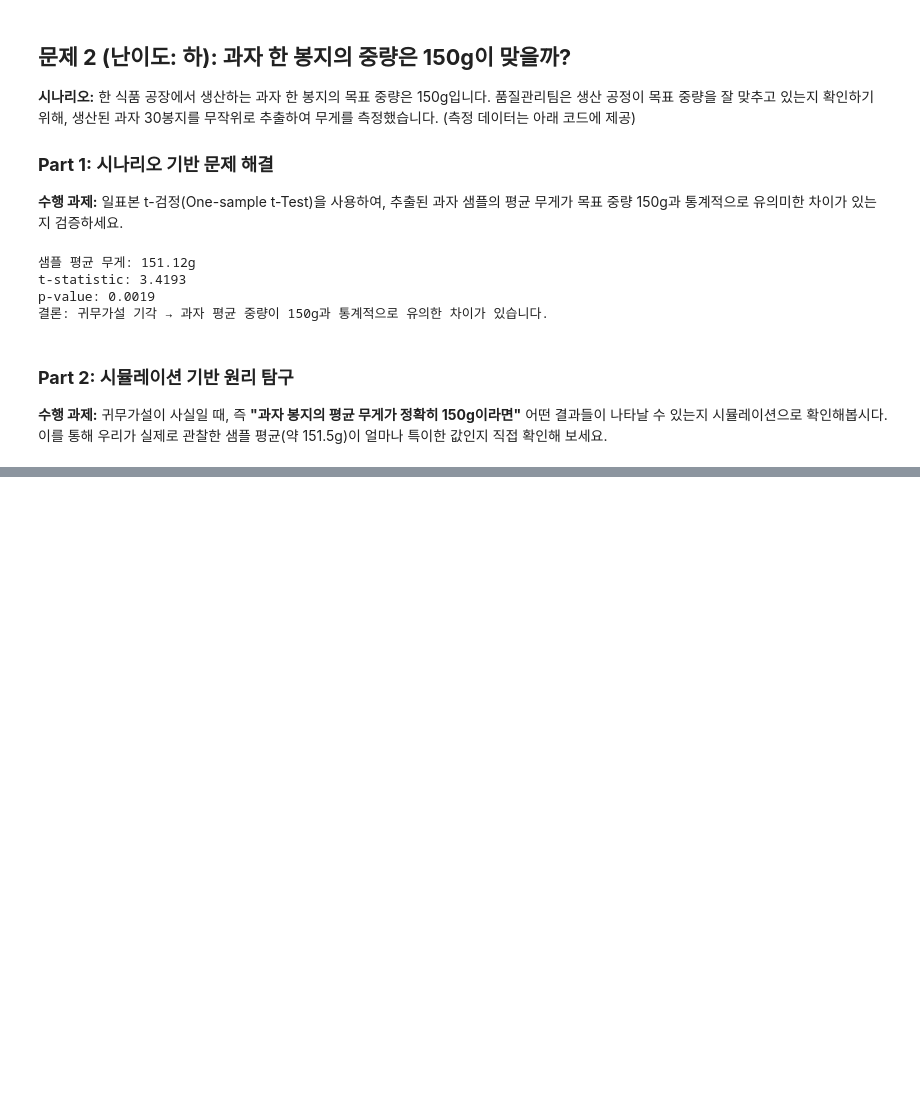
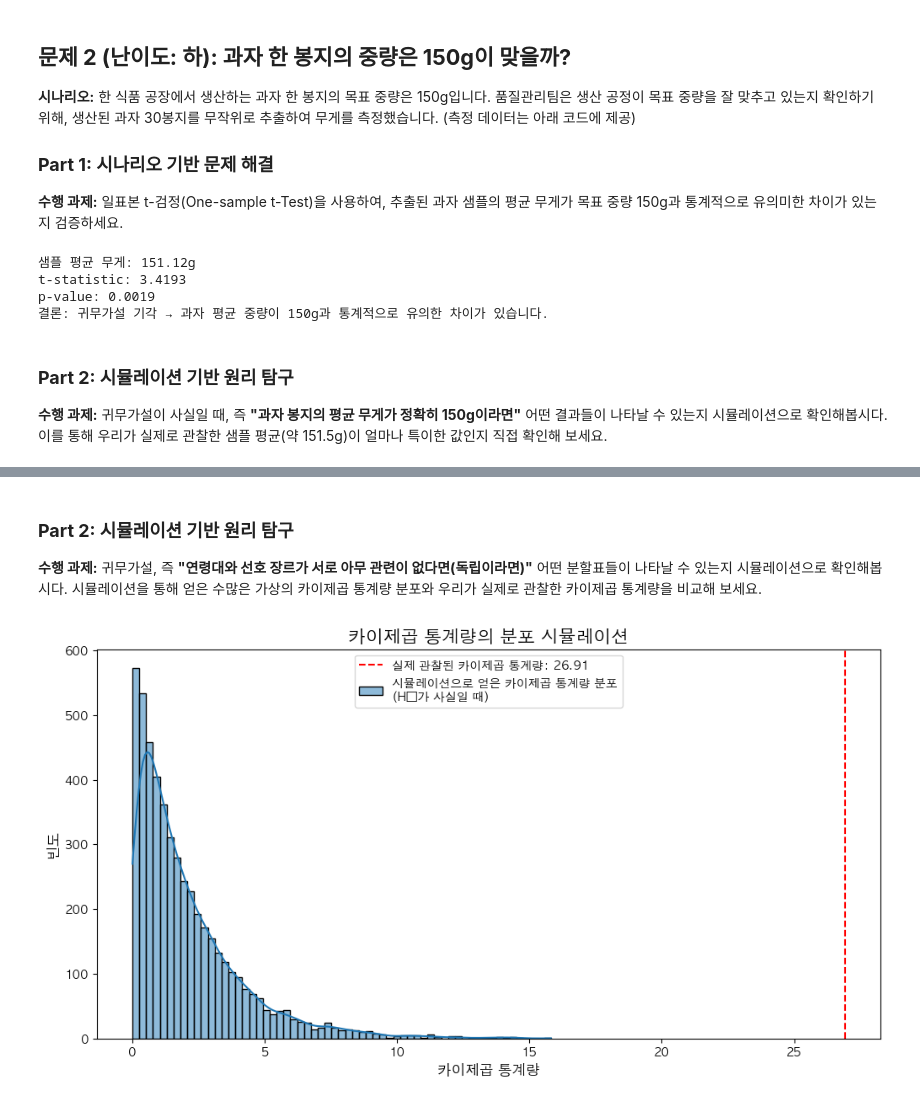
Before and after one commit to twinklefins/modu_project, a Jupyter notebook: 통계101_Day03_실습.ipynb, the cells around one changed output, grey strips where cells are left out. Drawn from its saved outputs; the diff is of its cells as text; code cells hidden in the pictures; blank space fills up the shorter version.

```diff
--- a/통계101_Day03_실습.ipynb
+++ b/통계101_Day03_실습.ipynb
@@ -192,0 +305,20 @@ plt.show()
+# %%
+# 데이터 생성 (관측 빈도 분할표)
+data = {'액션': [70, 50, 30],
+        '로맨스': [30, 60, 60]}
+observed = pd.DataFrame(data, index=['20대', '30대', '40대'])
+print("관측 빈도 (Observed Frequencies):")
+print(observed)
+
+# [작성] 가설을 주석으로 작성해보세요.
+# H₀ (귀무가설): 연령대와 선호 장르는 서로 독립이다. (연관성이 없다.)
+# H₁ (대립가설): 연령대와 선호 장르는 독립이 아니다. (연관성이 있다.)
+
+# [작성] 카이제곱 독립성 검정을 수행하고 카이제곱 통계량, p-값, 기대 빈도를 구하세요.
+chi2, p_value, dof, expected = stats.chi2_contingency(observed)
+
+print(f"\nChi-squared statistic: {chi2:.4f}")
+print(f"p-value: {p_value:.4f}")
+print(f"Degree of Freedom: {dof}")
+print(f"\n기대 빈도 (Expected Frequencies):")
+print(pd.DataFrame(expected, index=observed.index, columns=observed.columns))
@@ -192,0 +341,39 @@ plt.show()
+# %% [markdown]
+### **Part 2: 시뮬레이션 기반 원리 탐구**
+
+**수행 과제:** 귀무가설, 즉 **"연령대와 선호 장르가 서로 아무 관련이 없다면(독립이라면)"** 어떤 분할표들이 나타날 수 있는지 시뮬레이션으로 확인해봅시다. 시뮬레이션을 통해 얻은 수많은 가상의 카이제곱 통계량 분포와 우리가 실제로 관찰한 카이제곱 통계량을 비교해 보세요.
+# %%
+# 1. 시뮬레이션 설정
+# H₀가 사실이라고 가정: 두 변수는 독립이다.
+# 전체 비율을 기반으로 가상 데이터를 생성합니다.
+total_people = observed.sum().sum()
+p_genre = observed.sum(axis=0) / total_people   # 장르별 전체 비율
+p_age = observed.sum(axis=1) / total_people     # 연령대별 전체 비율
+num_simulations = 5000
+simulated_chi2_stats = []
+
+# [작성] for 반복문을 사용하여 시뮬레이션을 5,000번 수행하세요.
+# 각 반복마다, 300명의 가상 고객에게 연령대와 장르를 '독립적으로' 할당한 후,
+# 가상 분할표를 만들고 카이제곱 통계량을 계산하여 simulated_chi2_stats 리스트에 추가하세요.
+for _ in range(num_simulations):
+    # (이 부분 코드는 조금 복잡할 수 있습니다. 아래 힌트를 참고하세요.)
+    # 힌트 1: np.random.choice를 사용하여 300명의 연령대와 장르를 각각 독립적으로 생성
+    sim_ages = np.random.choice(observed.index, size=total_people, p=p_age)
+    sim_genres = np.random.choice(observed.columns, size=total_people, p=p_genre)
+    # 힌트 2: pd.crossstab을 사용하여 분할표 생성
+    sim_table = pd.crosstab(sim_ages, sim_genres)
+    # 힌트 3: stats.chi2_contingency로 카이제곱 통계량 계산
+    sim_chi2, _, _, _ = stats.chi2_contingency(sim_table)
+    simulated_chi2_stats.append(sim_chi2)
+
+# 시각화
+plt.figure(figsize=(12, 6))
+sns.histplot(simulated_chi2_stats, kde=True, label='시뮬레이션으로 얻은 카이제곱 통계량 분포\n(H₀가 사실일 때)')
+plt.axvline(x=chi2, color='red', linestyle='--', label=f'실제 관찰된 카이제곱 통계량: {chi2:.2f}')
+plt.title("카이제곱 통계량의 분포 시뮬레이션", fontsize=15)
+plt.xlabel("카이제곱 통계량", fontsize=12)
+plt.ylabel("빈도", fontsize=12)
+plt.legend()
+plt.show()
+# %% [output]
+[figure, added]
```
Also changed, not shown: parts of 17 cells of this notebook.
